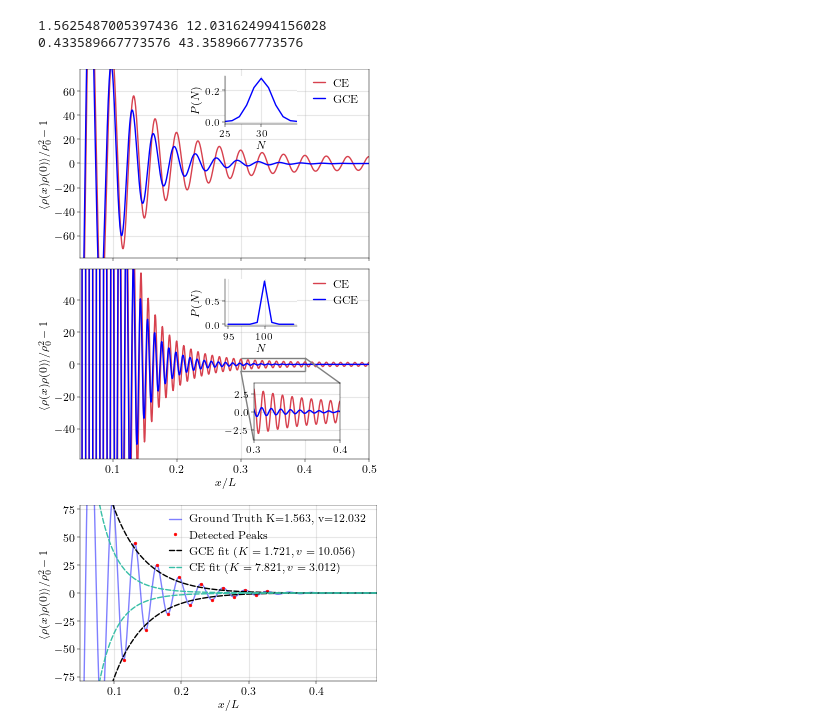
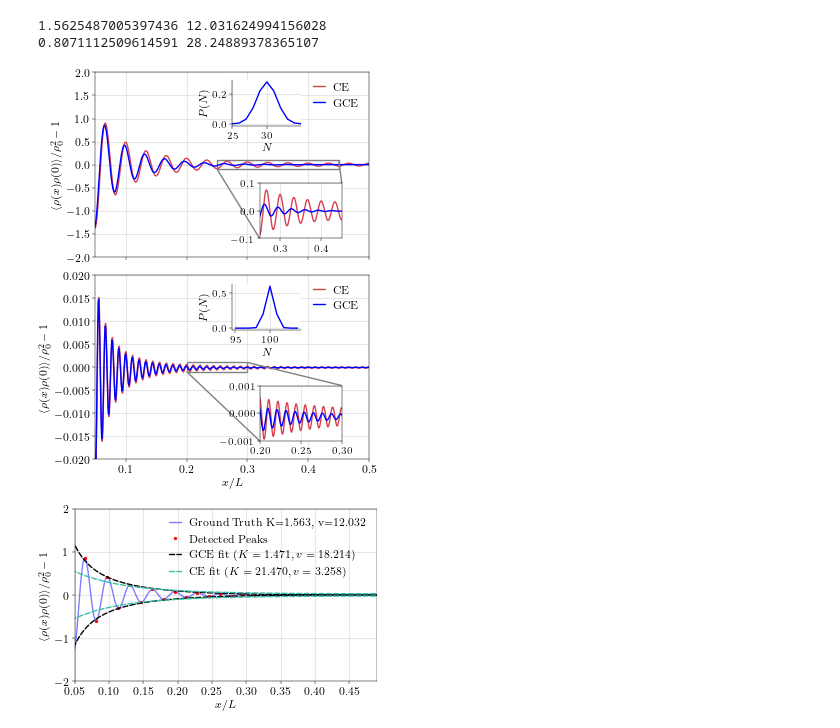
Before and after one commit to DelMaestroGroup/papers-code-ParticleFluctuations, a Jupyter notebook: src/BenchmarkPlots.ipynb, the cells around one changed output. Cells and saved outputs as stored; diff of their text form; code cells hidden in the pictures.

Commit message:
Fitted plots with new expression

```diff
--- a/src/BenchmarkPlots.ipynb
+++ b/src/BenchmarkPlots.ipynb
@@ -22,8 +22,8 @@ corr_c_osc = canonical_paircorr(x_vals,K,v,A,L,T,1,rho)
 corr_gc_osc = grandcanonical_paircorr(x_vals,K,v,A,L,T,1,rho,mu)
 N_v = np.arange(int(rho*L) - 5, int(rho*L) + 6,1)
 n_gc = P(N_v,K,v,A,L,T,1,rho)
-vN2 = 100;
-vJ2 = 18.8;
+vN2 = 35;
+vJ2 = 22.8;
 K2 = np.sqrt(vJ2/vN2);
 v2 = np.sqrt(vN2*vJ2);
 print(K2,v2)
@@ -33,21 +33,21 @@ corr_c_osc2 = canonical_paircorr(x_vals,K2,v2,1,L,T,1,3*rho)
 corr_gc_osc2 = grandcanonical_paircorr(x_vals,K2,v2,1,L,T,1,3*rho,mu)
 # %% [output]
 1.5625487005397436 12.031624994156028
-0.433589667773576 43.3589667773576
+0.8071112509614591 28.24889378365107
 # %%
 with plt.style.context('../include/aps.mplstyle'):
     figsize = plt.rcParams['figure.figsize']
     fig, ax = plt.subplots(2,1,constrained_layout=True, figsize=(figsize[0],2*figsize[1]),sharex=True)
     ax[0].plot(x_vals/L,corr_c_osc,linestyle='-',color='#D7414E',label='CE')
     ax[0].plot(x_vals/L,corr_gc_osc,'b-',label='GCE')
-    #axins = ax[0].inset_axes([0.6, 0.1, 0.3, 0.3])
-    #axins.plot(x_vals/L, corr_c_osc, '-', color="#D7414E", label='CE')
-    #axins.plot(x_vals/L, corr_gc_osc, 'b-', label='GCE')
-    #mark_inset(ax[0], axins, loc1=1, loc2=3, fc="none", ec="0.5")
-    #axins.set_ylim(-1,1)
-    #axins.set_xlim(0.25,0.35)
-    #axins.tick_params(labelsize=7)
-    #axins.grid(True, alpha=0.3)
+    axins = ax[0].inset_axes([0.6, 0.1, 0.3, 0.3])
+    axins.plot(x_vals/L, corr_c_osc, '-', color="#D7414E", label='CE')
+    axins.plot(x_vals/L, corr_gc_osc, 'b-', label='GCE')
+    mark_inset(ax[0], axins, loc1=1, loc2=3, fc="none", ec="0.5")
+    axins.set_ylim(-0.1,0.1)
+    axins.set_xlim(0.25,0.45)
+    axins.tick_params(labelsize=7)
+    axins.grid(True, alpha=0.3)
     axins0 = ax[0].inset_axes([0.5, 0.71, 0.25, 0.25])
     axins0.plot(N_v, n_gc, '-', color="b")
     axins0.tick_params(labelsize=7)
@@ -58,38 +58,38 @@ with plt.style.context('../include/aps.mplstyle'):
     axins0.spines[['top', 'right']].set_visible(False)
     #ax[0].set_xlabel(r'$x/L$')
     ax[0].set_ylabel(r'$\langle \rho(x)\rho(0)\rangle/\rho_0^2 - 1$')
     ax[1].set_ylabel(r'$\langle \rho(x)\rho(0)\rangle/\rho_0^2 - 1$')
-    ax[0].set_ylim(-79,79)
+    ax[0].set_ylim(-2,2)
     ax[0].set_xlim(0.05,0.49)
     ax[1].plot(x_vals[40:]/L, corr_c_osc2[40:], '-', color="#D7414E", label='CE')
     ax[1].plot(x_vals[40:]/L, corr_gc_osc2[40:], 'b-', label='GCE')
     ax[1].set_xlabel(r'$x/L$')
     axins1 = ax[1].inset_axes([0.60, 0.1, 0.3, 0.3])
     axins1.plot(x_vals/L, corr_c_osc2, '-', color="#D7414E", label='CE')
     axins1.plot(x_vals/L, corr_gc_osc2, 'b-', label='GCE')
     mark_inset(ax[1], axins1, loc1=1, loc2=3, fc="none", ec="0.5")
-    axins1.set_ylim(-4,4)
-    axins1.set_xlim(0.3,0.4)
+    axins1.set_ylim(-0.001,0.001)
+    axins1.set_xlim(0.2,0.3)
     axins1.tick_params(labelsize=7)
     axins1.grid(True, alpha=0.3)
     axins10 = ax[1].inset_axes([0.5, 0.7, 0.25, 0.25])
     axins10.plot(N_v2, n_gc2, '-', color="b")
     axins10.tick_params(labelsize=7)
     axins10.grid(True, alpha=0.3)
     axins10.set_ylabel(r'$P(N)$')
     axins10.set_xlabel(r'$N$')
     axins10.spines[['top', 'right']].set_visible(False)
     ax[1].legend(loc=1)
     ax[0].grid(True, alpha=0.3)
     ax[1].grid(True, alpha=0.3)
-    ax[1].set_ylim(-59,59)
+    ax[1].set_ylim(-0.02,0.02)
     ax[1].set_xlim(0.05,0.5)
     ax[0].legend()
     ax[1].legend()
     plt.savefig('../figures/synthetic_dataPN.pdf')
     plt.show()
 # %% [output]
-[figure, old version]
+[figure, new version]
 # %%
 #Now let us fit
 canonical_fit_func = lambda x, K, v: canonical_envelope(x,K,v,A, L,T,rho,1)
@@ -118,13 +118,13 @@ with plt.style.context('../include/aps.mplstyle'):
     #ax.set_title('Oscillatory Data with Fitted Envelope')
     ax.legend(loc=1)
     ax.grid(True, alpha=0.3)
-    ax.set_ylim(-79,79)
+    ax.set_ylim(-2,2)
     ax.set_xlim(0.05,0.49)
     ax.legend()
     plt.savefig('../figures/synthetic_fit.pdf')
     plt.show()
 # %% [output]
-[figure, old version]
+[figure, new version]
 # %%
 with plt.style.context('../include/aps.mplstyle'):
     figsize = plt.rcParams['figure.figsize']
```
Also changed, not shown: parts of 2 cells of this notebook, 5 other files.
